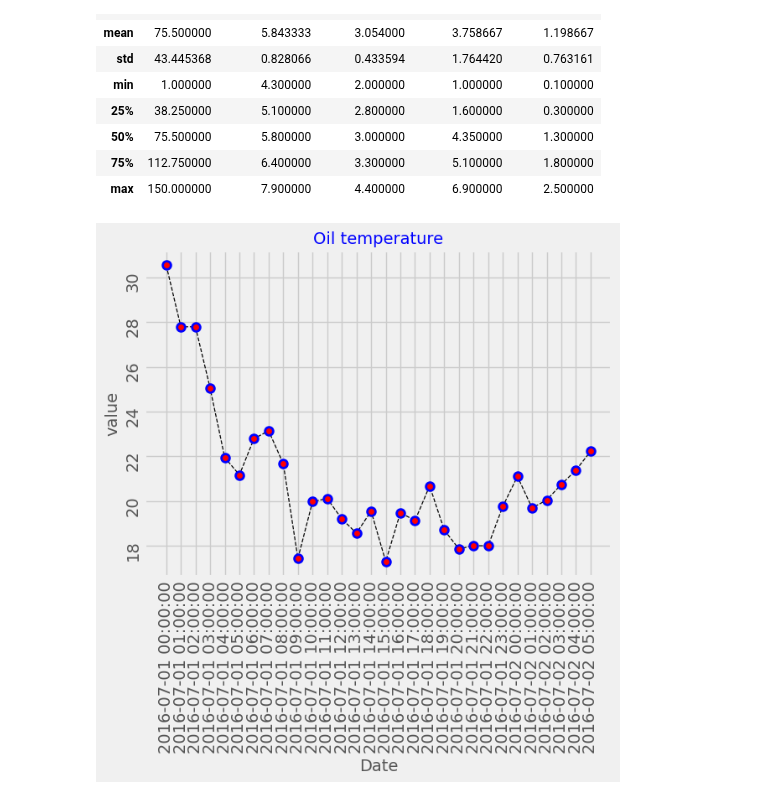
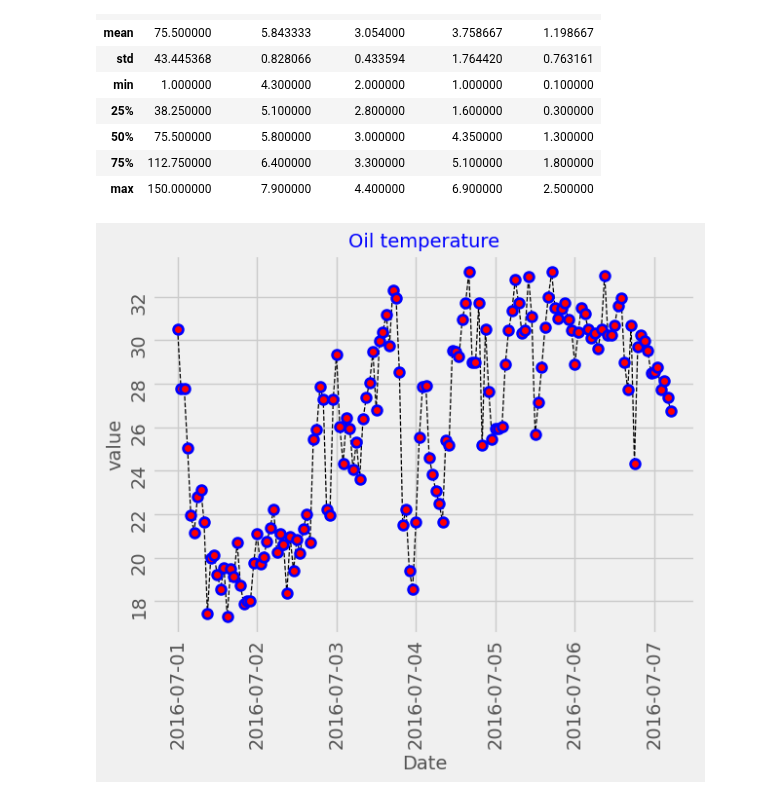
Before and after one commit to Jenniferduong20012004/JennyLearningAI, a Jupyter notebook: DataVisualization.ipynb, the cells around one changed output. Saved outputs shown, nothing was run; the diff lists cells and outputs as text; code cells hidden in the pictures.

```diff
--- a/DataVisualization.ipynb
+++ b/DataVisualization.ipynb
@@ -14,7 +14,7 @@ import numpy as np
                                  Dload  Upload   Total   Spent    Left  Speed
 100 2528k  100 2528k    0     0  4553k      0 --:--:-- --:--:-- --:--:-- 4548k
 # %%
-data = pd.read_csv ("/content/ETTh1.csv")
+data = pd.read_csv ("/content/ETTh1.csv", parse_dates = ['date'])
 # %%
 data.describe() #summarize basic information
 # %% [output]
@@ -59,16 +59,16 @@ iris.describe()
 #plotly.express: vẽ đồ thị và có thể tương tác
 # %%
 #Line chart: most common chart used to observe >=1 variables with the change of another variable. Used in trend analysis and time series analysis
-plt.plot (data.date[0:30], data.OT[0:30], marker = 'o', color = 'black', linewidth = 0.9, linestyle = '--', markeredgecolor = 'blue', markeredgewidth='2.0', markerfacecolor = 'red', markersize = 7.0 )
+plt.plot (data.date[0:150], data.OT[0:150], marker = 'o', color = 'black', linewidth = 0.9, linestyle = '--', markeredgecolor = 'blue', markeredgewidth='2.0', markerfacecolor = 'red', markersize = 7.0 )
 plt.title ('Oil temperature', color = 'blue', size = 14)
 plt.xlabel ("Date", size = 14)
 plt.ylabel ("value", size =14)
 plt.style.use("fivethirtyeight")
 plt.grid(True) # show grid (duong o ly)
 plt.xticks (rotation = 90) #quay x label 90 do
 plt.yticks (rotation =90)
 plt.show()
 # %% [output]
-[figure, old version]
+[figure, new version]
 # %%
 #dùng seaborn
```
Also changed, not shown: parts of 2 cells of this notebook.
